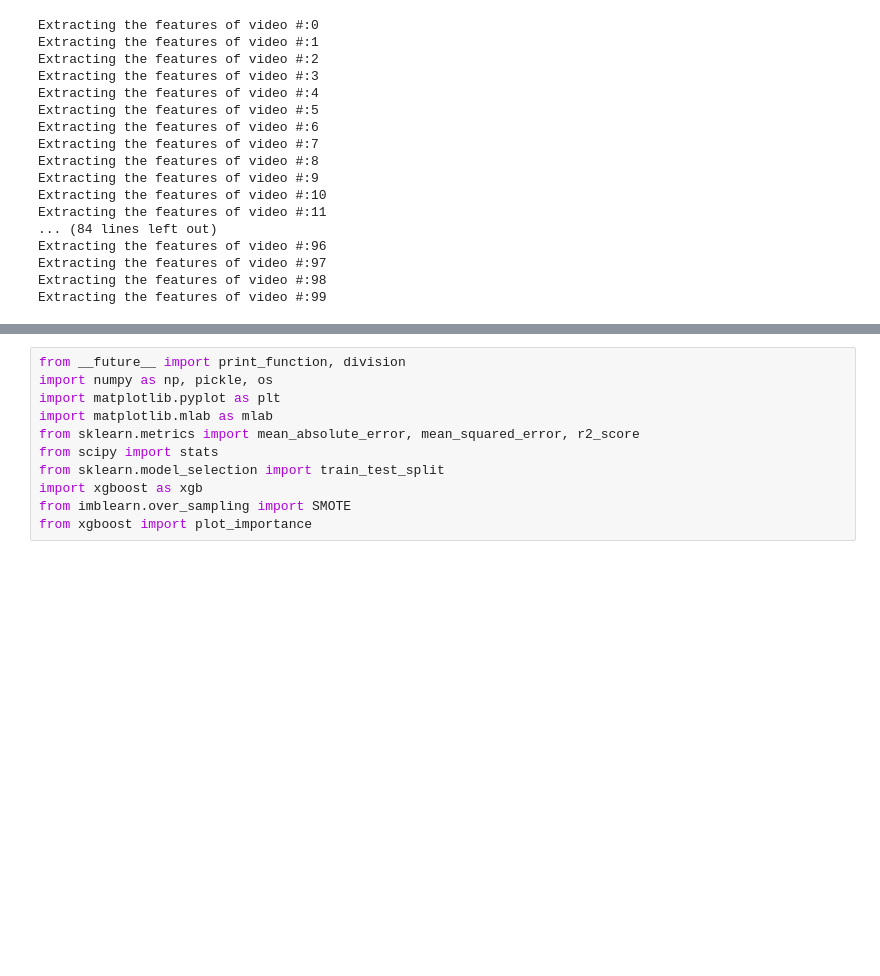
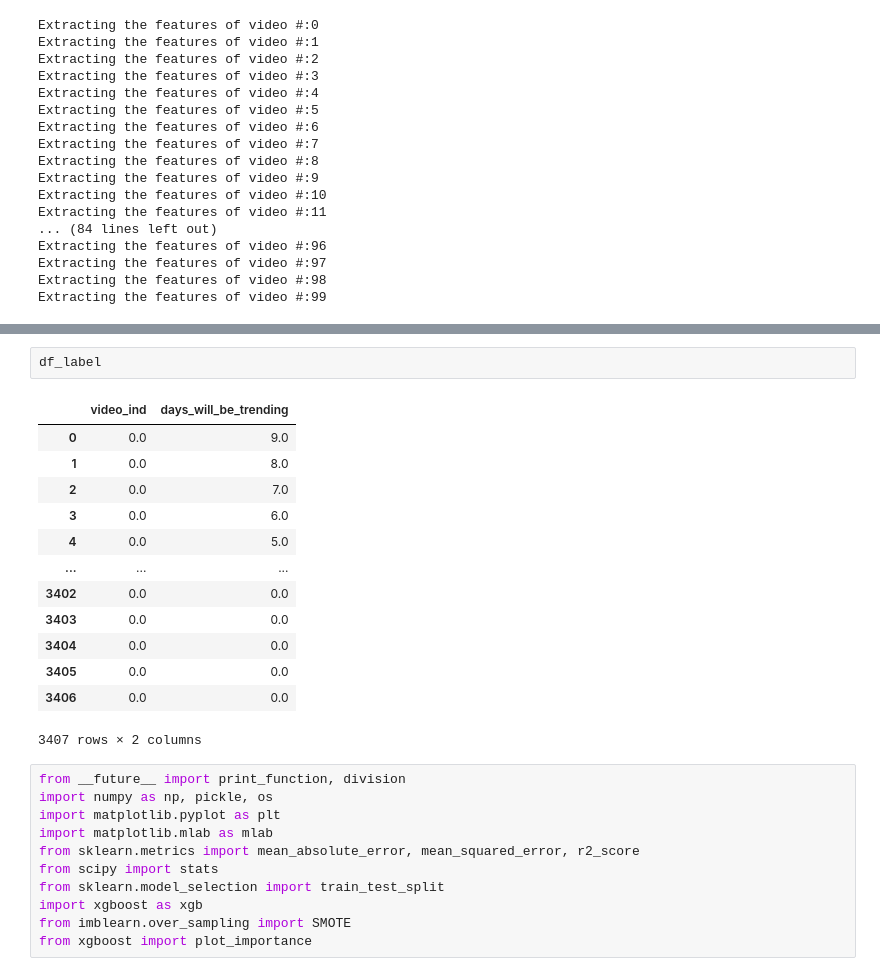
Before and after one commit to kobars/Assignment-05-W05-First-Machine-Learning-Project, a Jupyter notebook: Assignment_05_W05_First_Machine_Learning_Project.ipynb, the cells around one changed output, grey strips where cells are left out. Saved outputs shown, nothing was run; the diff lists cells and outputs as text; blank space fills up the shorter version.

```diff
--- a/Assignment_05_W05_First_Machine_Learning_Project.ipynb
+++ b/Assignment_05_W05_First_Machine_Learning_Project.ipynb
@@ -260,3 +276,19 @@ Extracting the features of video #:99
+# %%
+df_label
+# %% [output]
+|  | video_ind | days_will_be_trending |
+| 0 | 0.0 | 9.0 |
+| 1 | 0.0 | 8.0 |
+| 2 | 0.0 | 7.0 |
+| 3 | 0.0 | 6.0 |
+| 4 | 0.0 | 5.0 |
+| ... | ... | ... |
+| 3402 | 0.0 | 0.0 |
+| 3403 | 0.0 | 0.0 |
+| 3404 | 0.0 | 0.0 |
+| 3405 | 0.0 | 0.0 |
+| 3406 | 0.0 | 0.0 |
+3407 rows × 2 columns
 # %%
 from __future__ import print_function, division
 import numpy as np, pickle, os
```
Also changed, not shown: parts of 5 cells of this notebook.
